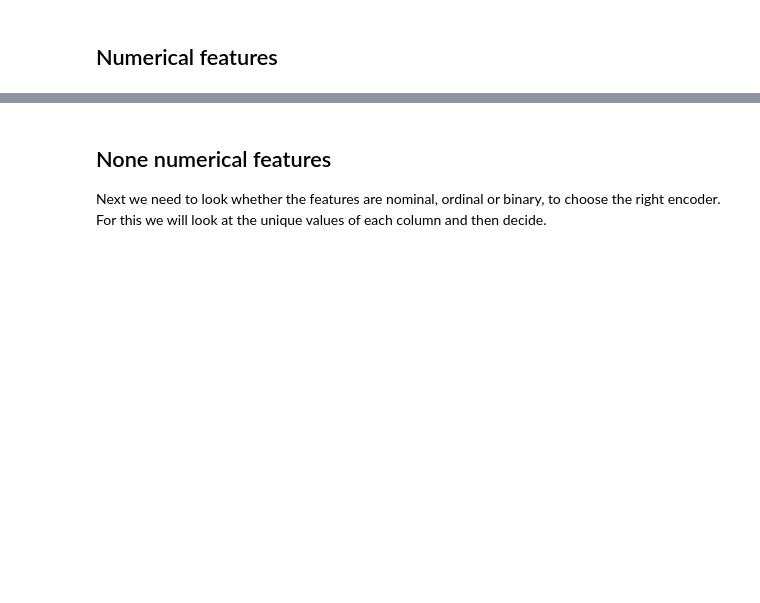
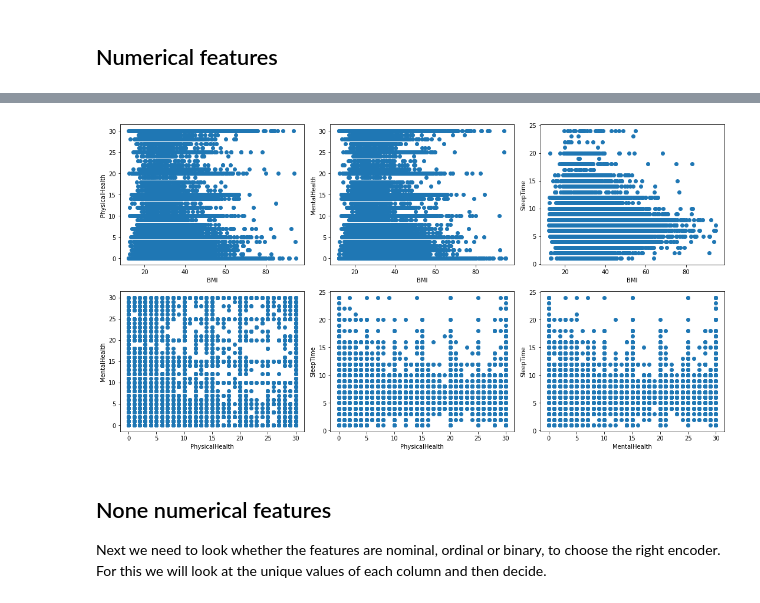
Before and after one commit to BenediktLueth/heartheroes, a Jupyter notebook: data_preprocessing.ipynb, the cells around one changed output, grey strips where cells are left out. Drawn from its saved outputs; the diff is of its cells as text; code cells hidden in the pictures; blank space fills up the shorter version.

```diff
--- a/data_preprocessing.ipynb
+++ b/data_preprocessing.ipynb
@@ -162,3 +206,29 @@ Name: HeartDisease, dtype: int32
+# %%
+import itertools
+
+# Plot scatters of numerical features
+figure_scatter = plt.figure(figsize=(15, 8))
+figure_index = 1
+
+# Create all possible combinations of the numerical features
+combinations = itertools.combinations(numerical_features, 2)
+
+# Go through all combinations and create one plot for each
+for combination in combinations:
+    # Add a subplot to the figure
+    axs = figure_scatter.add_subplot(2, 3, figure_index)
+    axs.scatter(heart_dataset_preprocessed[combination[0]],
+                heart_dataset_preprocessed[combination[1]])
+    # Set the axis labels of the current subplot
+    axs.set_xlabel(combination[0])
+    axs.set_ylabel(combination[1])
+    # Increase the figure index (otherwise all plots are drawn in the first subplot)
+    figure_index += 1
+
+plt.tight_layout()
+plt.show()
+# %% [output]
+[figure, added]
 # %% [markdown]
 ## None numerical features
 
```
Also changed, not shown: parts of 9 cells of this notebook.
